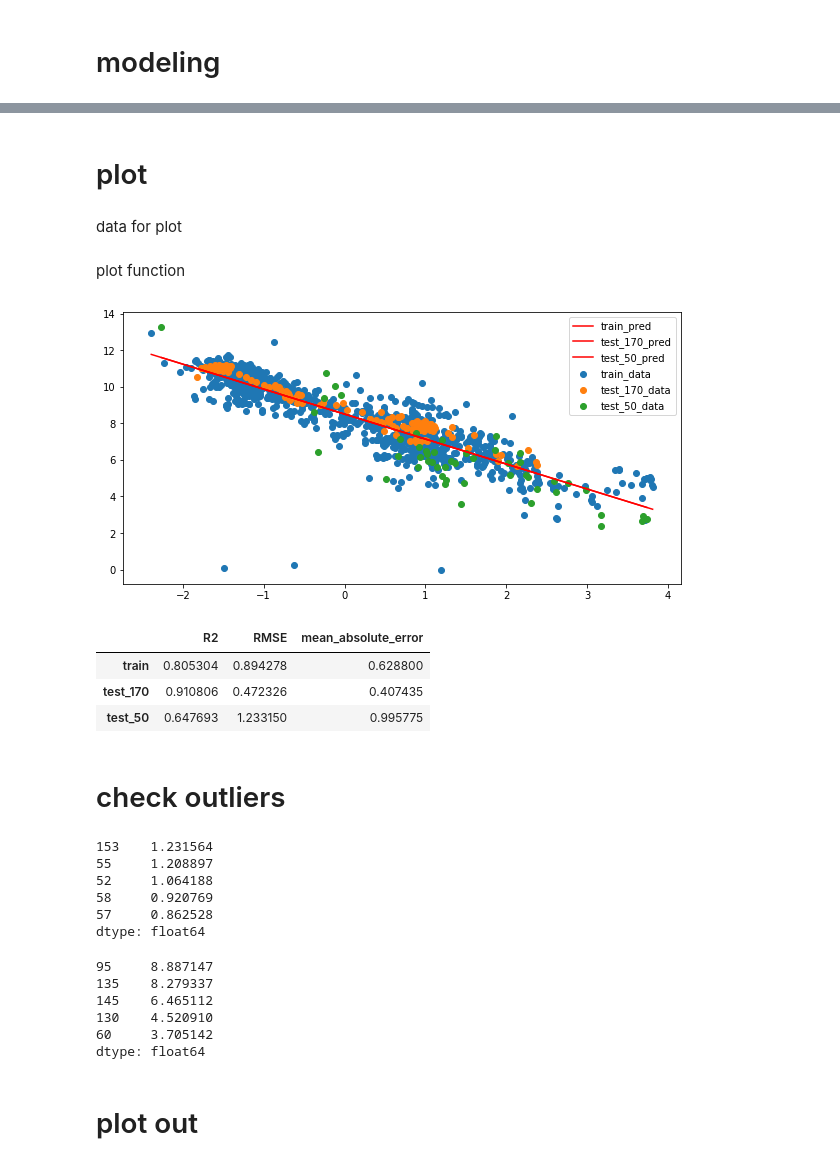
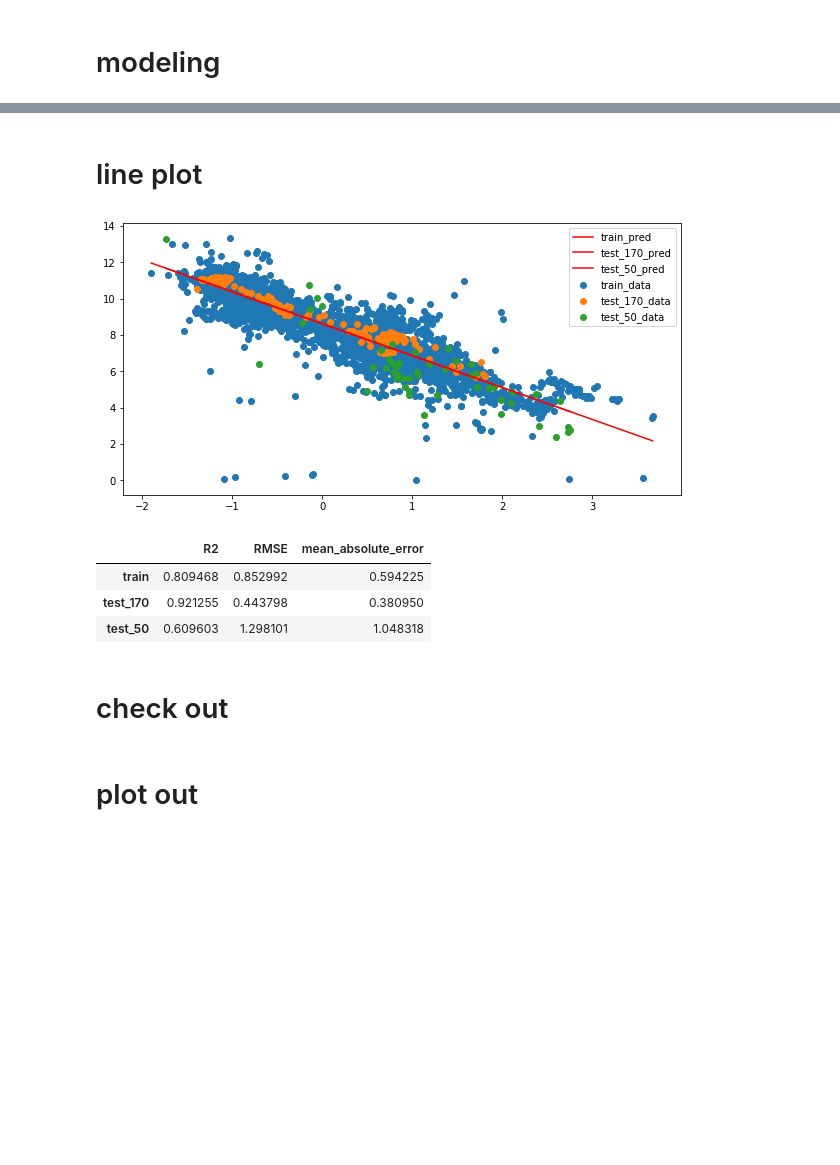
Before and after one commit to skywalker0803r/works, a Jupyter notebook: C9IP.ipynb, the cells around one changed output, grey strips where cells are left out. Cells and saved outputs as stored; diff of their text form; code cells hidden in the pictures; blank space fills up the shorter version.

```diff
--- a/C9IP.ipynb
+++ b/C9IP.ipynb
@@ -70,8 +102,0 @@ corr_y
-# %%
-from sklearn.manifold import isomap
-iso_col = ['T50','N+A']
-iso = isomap.Isomap(n_components=1).fit(train[iso_col])
-#轉換
-train['iso_x'] = iso.transform(train[iso_col])
-test_170['iso_x'] = iso.transform(test_170[iso_col])
-test_50['iso_x'] = iso.transform(test_50[iso_col])
@@ -135,16 +122,20 @@ from sklearn.tree import DecisionTreeRegressor
 import warnings
 warnings.simplefilter('ignore')
 
-#選擇模型
 #model = DecisionTreeRegressor(max_depth=1)
 #model = xgboost.XGBRegressor(objective='reg:squarederror')
 #model = SVR()
 model = LinearRegression()
 
-#交叉驗證
-val_scores = cross_validate(model,train[['iso_x']],train[y_name],cv=5)
+val_scores = cross_validate(model,train[features],train[y_name],cv=5)
 
-#交叉驗證結果
-print('交叉驗證分數:',val_scores['test_score'])
-print('交叉驗證平均分數:',val_scores['test_score'].mean())
+print('val_scores:',val_scores['test_score'])
+print('val_scores.mean:',val_scores['test_score'].mean())
+
+# fit
+model.fit(train[features],train[y_name])
+# predict
+train['y_pred'] = model.predict(train[features])
+test_170['y_pred'] = model.predict(test_170[features])
+test_50['y_pred'] = model.predict(test_50[features])
 # %% [output]
@@ -155,66 +144,39 @@ print('交叉驗證平均分數:',val_scores['test_score'].mean())
-# %%
-# fit
-model.fit(train[['iso_x']],train[y_name])
-# predict
-train['y_pred'] = model.predict(train[['iso_x']])
-test_170['y_pred'] = model.predict(test_170[['iso_x']])
-test_50['y_pred'] = model.predict(test_50[['iso_x']])
 # %% [markdown]
-# plot
+# line plot
-# %% [markdown]
-data for plot
 # %%
 by_col = 'iso_x'
-train_sample_point = train.sample(1000).sort_values(by = by_col)
+train_point = train.sort_values(by = by_col)
 test_170_point = test_170.sort_values(by = by_col)
 test_50_point = test_50.sort_values(by = by_col)
-# %% [markdown]
-plot function
 # %%
 def pred_plot(df,by_col,name):
   plt.plot(df[by_col],df['y_pred'],label = name+'_pred',color='red')
   plt.scatter(df[by_col],df[y_name],label= name+'_data')
 # %%
 fig = plt.figure(figsize=(10,5))
-pred_plot(train_sample_point,by_col,'train')
+pred_plot(train_point,by_col,'train')
 pred_plot(test_170_point,by_col,'test_170')
 pred_plot(test_50_point,by_col,'test_50')
 plt.legend()
 plt.show()
 metric(train[y_name],train['y_pred'],'train').append(
     metric(test_170[y_name],test_170['y_pred'],'test_170')).append(
         metric(test_50[y_name],test_50['y_pred'],'test_50'))
 # %% [output]
-[figure, old version]
+[figure, new version]
 |  | R2 | RMSE | mean_absolute_error |
-| train | 0.805304 | 0.894278 | 0.628800 |
-| test_170 | 0.910806 | 0.472326 | 0.407435 |
-| test_50 | 0.647693 | 1.233150 | 0.995775 |
+| train | 0.809468 | 0.852992 | 0.594225 |
+| test_170 | 0.921255 | 0.443798 | 0.380950 |
+| test_50 | 0.609603 | 1.298101 | 1.048318 |
 # %% [markdown]
-# check outliers
+# check out
 # %%
 loss = ((test_170_point[y_name] - test_170_point['y_pred'])**2).sort_values(ascending=False)
 test_170_point['out'] = False
 test_170_point.loc[loss.head(5).index,'out'] = True
-print(loss.head(5))
-# %% [output]
-153    1.231564
-55     1.208897
-52     1.064188
-58     0.920769
-57     0.862528
-dtype: float64
 # %%
 loss = ((test_50_point[y_name] - test_50_point['y_pred'])**2).sort_values(ascending=False)
 test_50_point['out'] = False
 test_50_point.loc[loss.head(5).index,'out'] = True
-print(loss.head(5))
-# %% [output]
-95     8.887147
-135    8.279337
-145    6.465112
-130    4.520910
-60     3.705142
-dtype: float64
 # %% [markdown]
 # plot out
```
Also changed, not shown: parts of 42 cells of this notebook.
